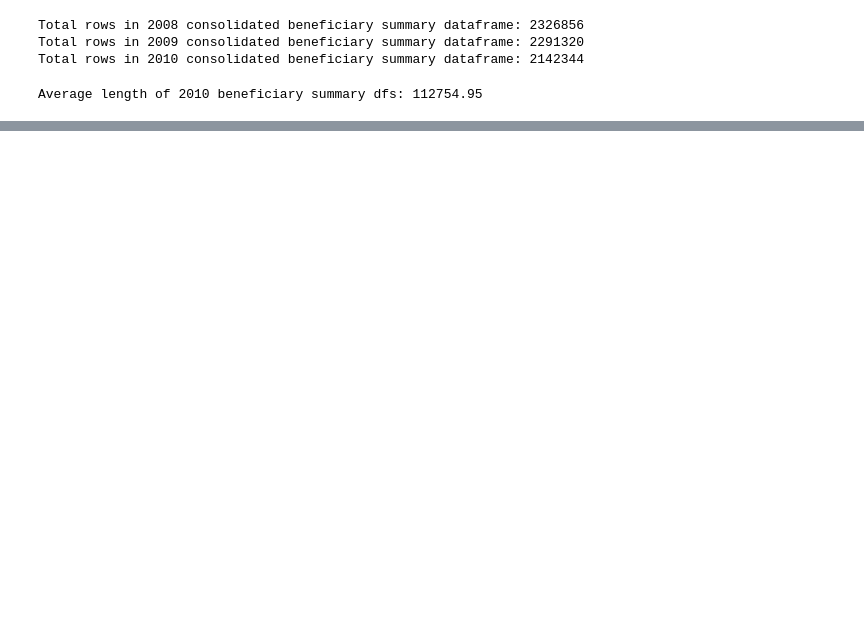
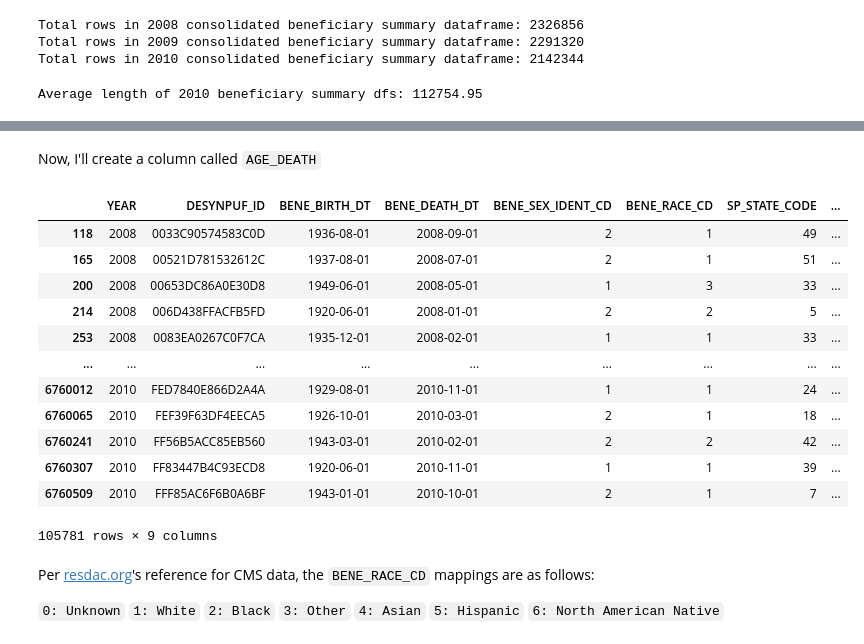
Before and after one commit to MasterPastures/CMS-DE-SynPuf-VB, a Jupyter notebook: notebooks/beneficiary_summary_eda.ipynb, the cells around one changed output, grey strips where cells are left out. Cells and saved outputs as stored; diff of their text form; code cells hidden in the pictures; blank space fills up the shorter version.

```diff
--- a/notebooks/beneficiary_summary_eda.ipynb
+++ b/notebooks/beneficiary_summary_eda.ipynb
@@ -75,0 +142,28 @@ so we can reasonably assume we are missing an amount of data consistent with the
+# %% [markdown]
+Now, I'll create a column called `AGE_DEATH`
+# %%
+merged_bs_df['AGE_DEATH'] = round((merged_bs_df['BENE_DEATH_DT'] - merged_bs_df['BENE_BIRTH_DT']) / np.timedelta64(1, 'Y'), 2)
+# %% [output]
+|  | YEAR | DESYNPUF_ID | BENE_BIRTH_DT | BENE_DEATH_DT | BENE_SEX_IDENT_CD | BENE_RACE_CD | SP_STATE_CODE | ... |
+| 118 | 2008 | 0033C90574583C0D | 1936-08-01 | 2008-09-01 | 2 | 1 | 49 | ... |
+| 165 | 2008 | 00521D781532612C | 1937-08-01 | 2008-07-01 | 2 | 1 | 51 | ... |
+| 200 | 2008 | 00653DC86A0E30D8 | 1949-06-01 | 2008-05-01 | 1 | 3 | 33 | ... |
+| 214 | 2008 | 006D438FFACFB5FD | 1920-06-01 | 2008-01-01 | 2 | 2 | 5 | ... |
+| 253 | 2008 | 0083EA0267C0F7CA | 1935-12-01 | 2008-02-01 | 1 | 1 | 33 | ... |
+| ... | ... | ... | ... | ... | ... | ... | ... | ... |
+| 6760012 | 2010 | FED7840E866D2A4A | 1929-08-01 | 2010-11-01 | 1 | 1 | 24 | ... |
+| 6760065 | 2010 | FEF39F63DF4EECA5 | 1926-10-01 | 2010-03-01 | 2 | 1 | 18 | ... |
+| 6760241 | 2010 | FF56B5ACC85EB560 | 1943-03-01 | 2010-02-01 | 2 | 2 | 42 | ... |
+| 6760307 | 2010 | FF83447B4C93ECD8 | 1920-06-01 | 2010-11-01 | 1 | 1 | 39 | ... |
+| 6760509 | 2010 | FFF85AC6F6B0A6BF | 1943-01-01 | 2010-10-01 | 2 | 1 | 7 | ... |
+105781 rows × 9 columns
+# %% [markdown]
+Per [resdac.org](https://resdac.org/cms-data/variables/beneficiary-race-code-ffs)'s reference for CMS data, the `BENE_RACE_CD` mappings are as follows:
+
+`0: Unknown`
+`1: White`
+`2: Black`
+`3: Other`
+`4: Asian`
+`5: Hispanic`
+`6: North American Native`
```
Also changed, not shown: parts of 23 cells of this notebook.
